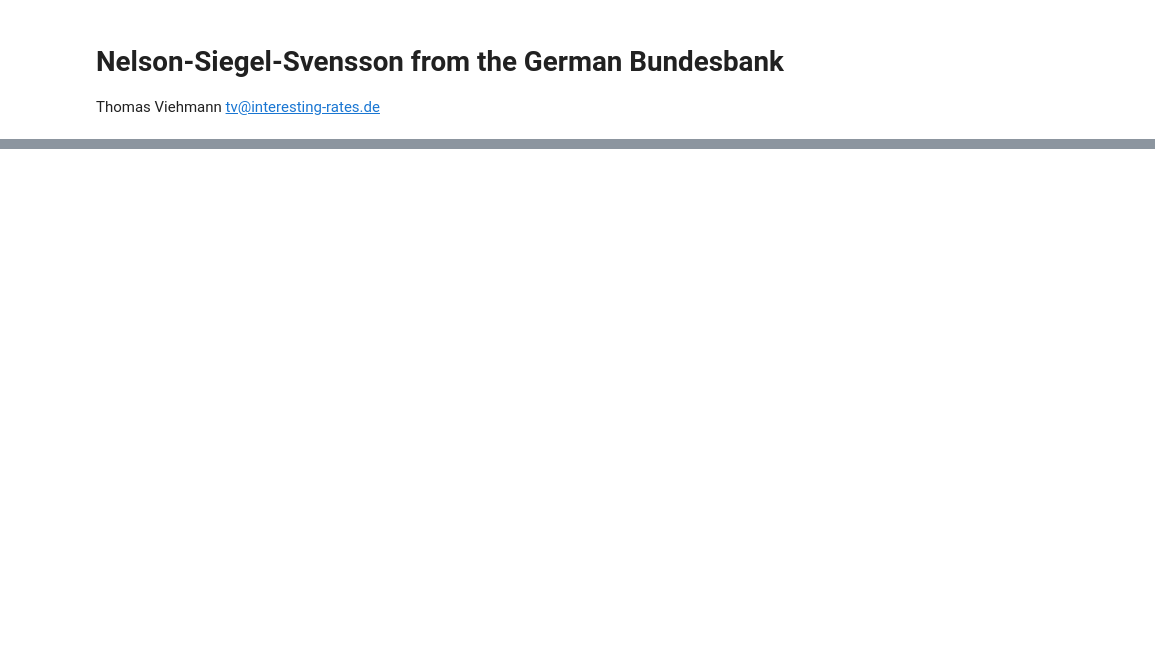
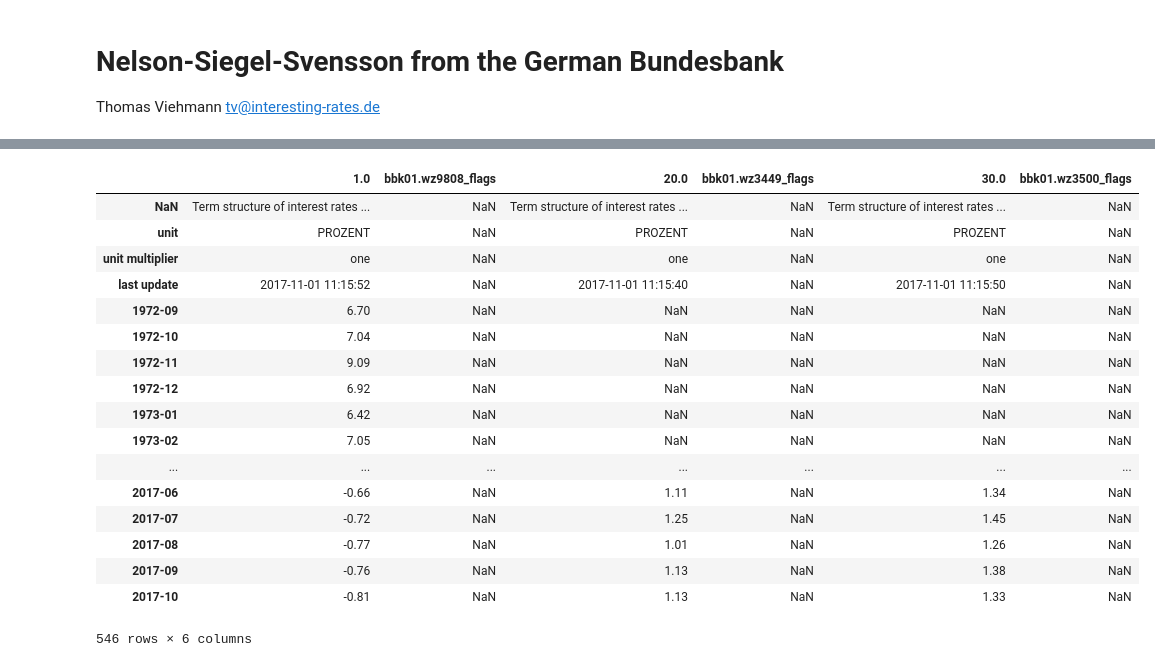
Before and after one commit to t-vi/interesting-rates, a Jupyter notebook: yieldcurve/nelson-siegel-svensson.ipynb, the cells around one changed output, grey strips where cells are left out. Saved outputs shown, nothing was run; the diff lists cells and outputs as text; code cells hidden in the pictures; blank space fills up the shorter version.

```diff
--- a/yieldcurve/nelson-siegel-svensson.ipynb
+++ b/yieldcurve/nelson-siegel-svensson.ipynb
@@ -33,0 +82,21 @@ df
+# %%
+check_df
+# %% [output]
+|  | 1.0 | bbk01.wz9808_flags | 20.0 | bbk01.wz3449_flags | 30.0 | bbk01.wz3500_flags |
+| NaN | Term structure of interest rates ... | NaN | Term structure of interest rates ... | NaN | Term structure of interest rates ... | NaN |
+| unit | PROZENT | NaN | PROZENT | NaN | PROZENT | NaN |
+| unit multiplier | one | NaN | one | NaN | one | NaN |
+| last update | 2017-11-01 11:15:52 | NaN | 2017-11-01 11:15:40 | NaN | 2017-11-01 11:15:50 | NaN |
+| 1972-09 | 6.70 | NaN | NaN | NaN | NaN | NaN |
+| 1972-10 | 7.04 | NaN | NaN | NaN | NaN | NaN |
+| 1972-11 | 9.09 | NaN | NaN | NaN | NaN | NaN |
+| 1972-12 | 6.92 | NaN | NaN | NaN | NaN | NaN |
+| 1973-01 | 6.42 | NaN | NaN | NaN | NaN | NaN |
+| 1973-02 | 7.05 | NaN | NaN | NaN | NaN | NaN |
+| ... | ... | ... | ... | ... | ... | ... |
+| 2017-06 | -0.66 | NaN | 1.11 | NaN | 1.34 | NaN |
+| 2017-07 | -0.72 | NaN | 1.25 | NaN | 1.45 | NaN |
+| 2017-08 | -0.77 | NaN | 1.01 | NaN | 1.26 | NaN |
+| 2017-09 | -0.76 | NaN | 1.13 | NaN | 1.38 | NaN |
+| 2017-10 | -0.81 | NaN | 1.13 | NaN | 1.33 | NaN |
+546 rows × 6 columns
```
Also changed, not shown: parts of 7 cells of this notebook.
